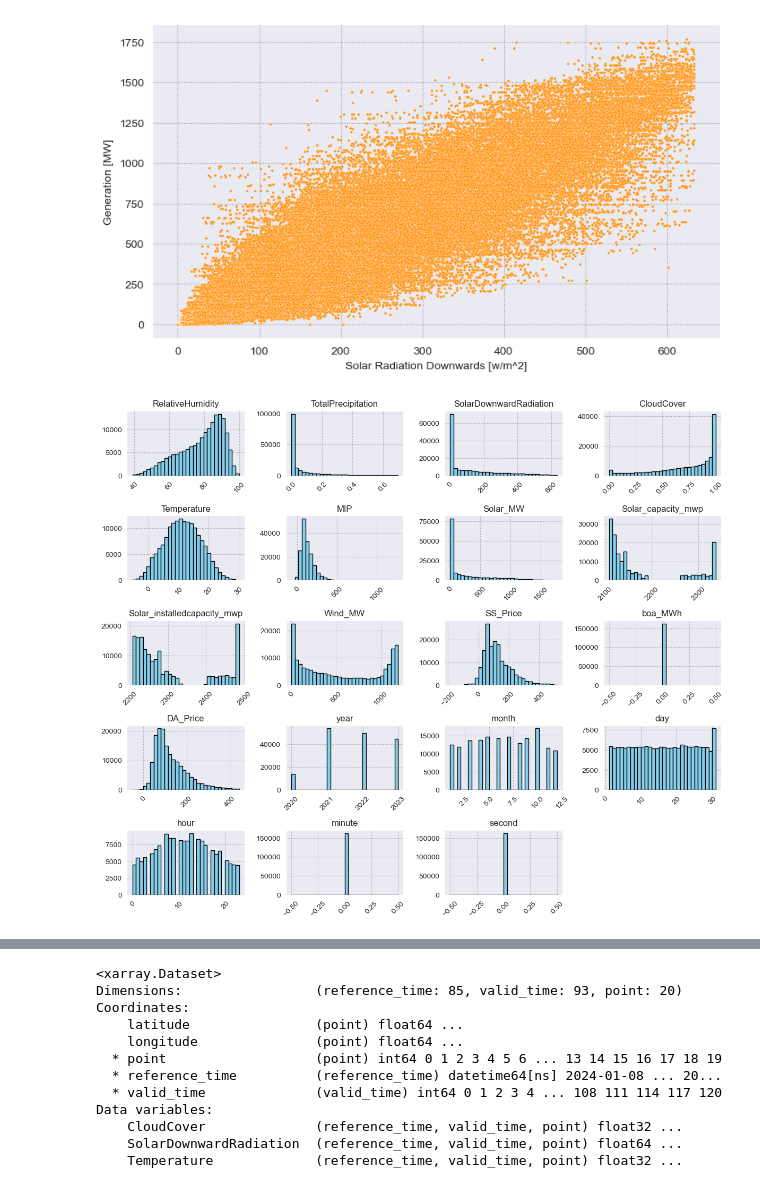
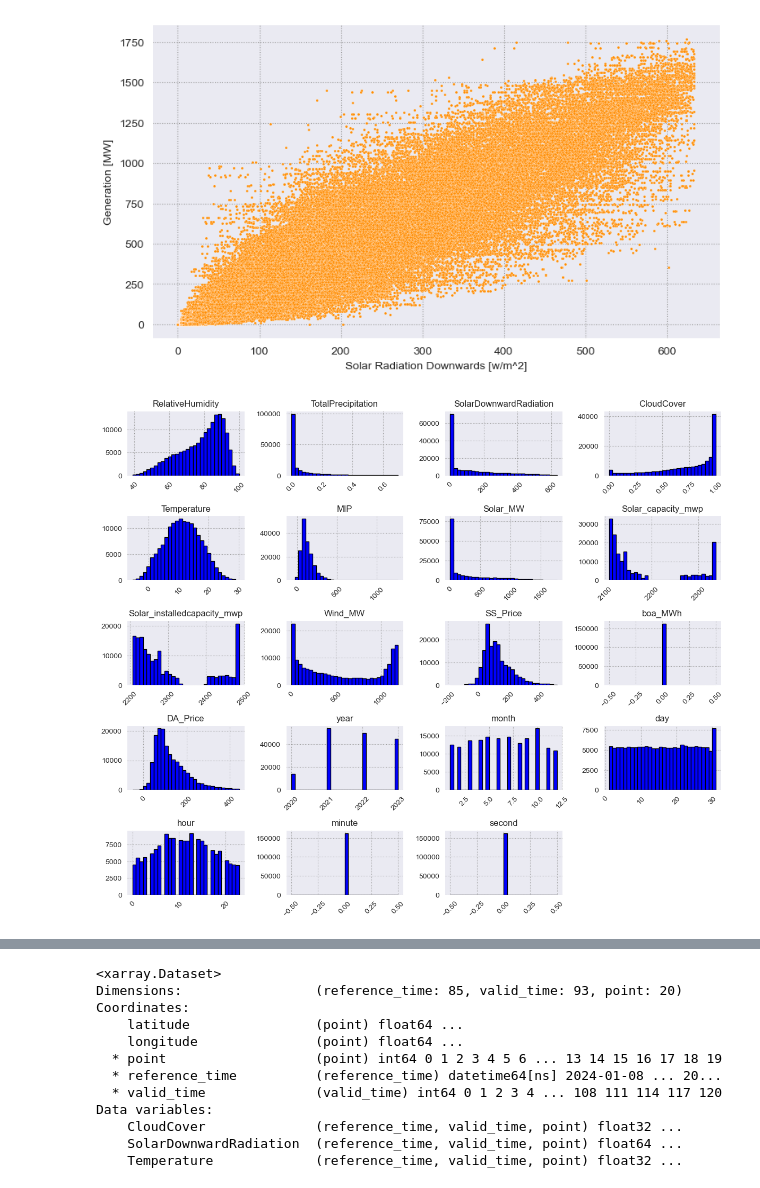
Before and after one commit to znaatcher/ProjectDatascience, a Jupyter notebook: project_trainingSet+Fonctions _2.ipynb, the cells around one changed output, grey strips where cells are left out. Cells and saved outputs as stored; diff of their text form; code cells hidden in the pictures.

```diff
--- a/project_trainingSet+Fonctions _2.ipynb
+++ b/project_trainingSet+Fonctions _2.ipynb
@@ -138,8 +46,8 @@ def dfPropre2(csv, nc):
 # %%
 def imputationKNN(df):
     """
-    :param df : a pandas dataset with nan values
-    :return an imputated dataset
+    :param Dataframe df: a pandas dataset with nan values
+    :returs: an imputated dataset
     """
     from sklearn.impute import KNNImputer
     dataImputed = KNNImputer(missing_values=np.nan,n_neighbors=3).fit_transform(df)
@@ -508,18 +429,18 @@ Text(0, 0.5, 'Generation [MW]')
 # %%
 cols_to_plot = [col for col in dataImputed.columns]
 
 plt.figure(figsize=(12, 10))
 
 # we iterate for each columns
 for i, col in enumerate(cols_to_plot):
     plt.subplot(5, 4, i + 1)
-    plt.hist(dataImputed[col].dropna(), bins=30, color='skyblue', edgecolor='black')
+    plt.hist(dataImputed[col].dropna(), bins=30, color='blue', edgecolor='black')
     plt.title(col)
     plt.grid(True)
     plt.xticks(rotation=45)
 
 plt.tight_layout()
 
 plt.show()
 # %% [output]
-[figure, old version]
+[figure, new version]
```
Also changed, not shown: parts of 55 cells of this notebook.
